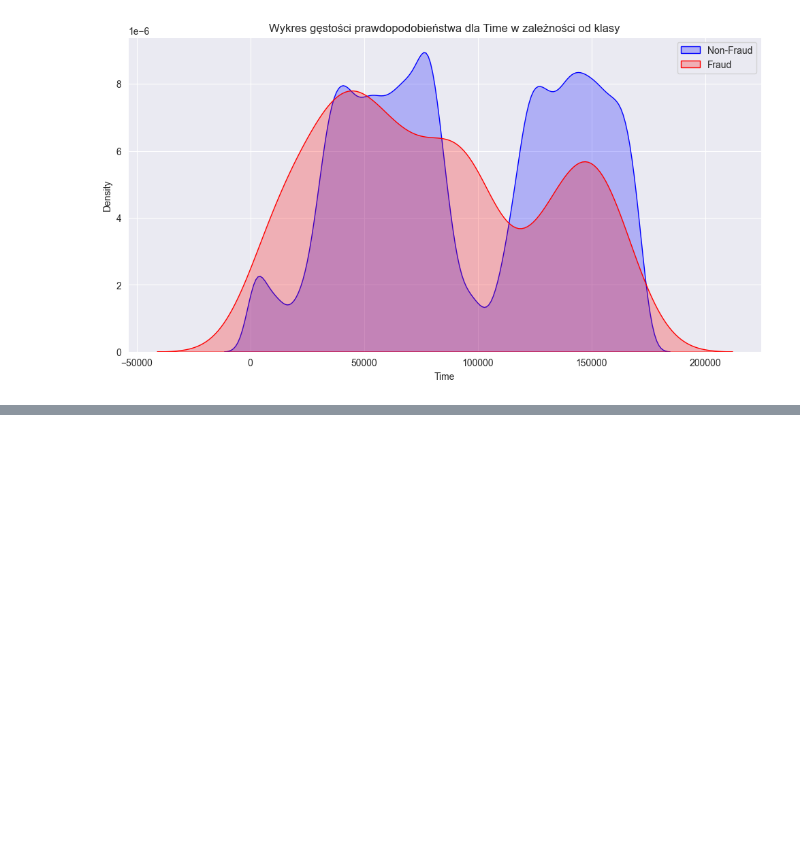
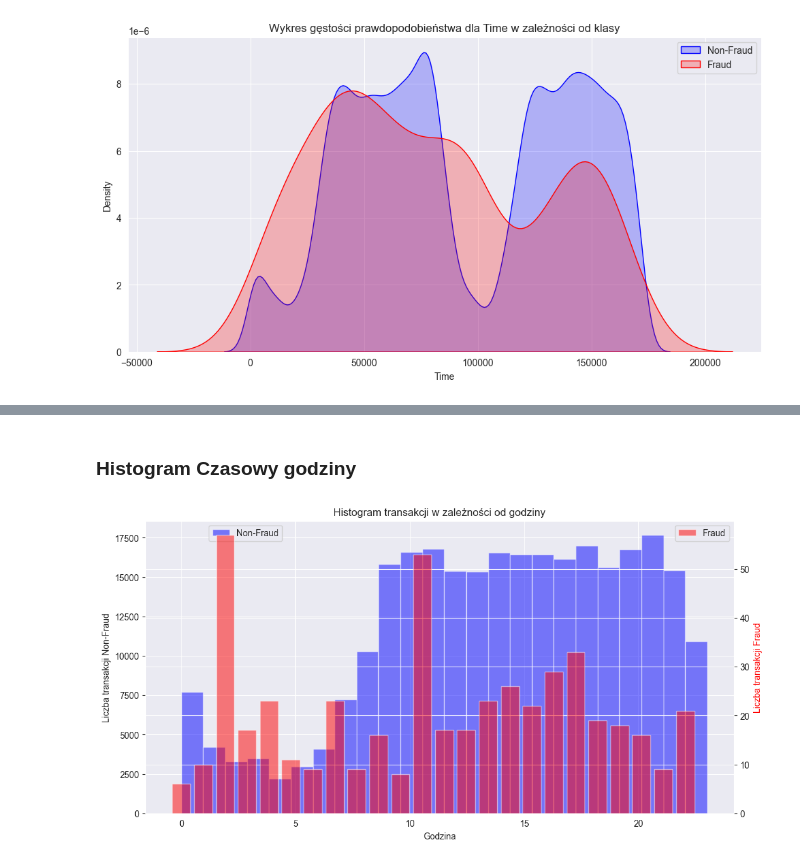
Before and after one commit to Kondziul/Fraud_Detection_ML, a Jupyter notebook: WDUM_Project_Fraud.ipynb, the cells around one changed output, grey strips where cells are left out. Drawn from its saved outputs; the diff is of its cells as text; code cells hidden in the pictures; blank space fills up the shorter version.

```diff
--- a/WDUM_Project_Fraud.ipynb
+++ b/WDUM_Project_Fraud.ipynb
@@ -180,0 +207,27 @@ plt.show()
+# %% [markdown]
+### Histogram Czasowy godziny
+# %%
+import numpy as np
+
+df['Hour'] = df['Time'].dt.hour
+plt.figure(figsize=(12, 6))
+
+# Non-Fraud
+plt.hist(df[df['Class'] == 0]['Hour'], bins=24, alpha=0.5, label='Non-Fraud', color='blue')
+plt.xlabel('Godzina')
+plt.ylabel('Liczba transakcji Non-Fraud')
+plt.legend(loc='upper left', bbox_to_anchor=(0.1, 1))
+
+# Osobna oś Y dla Fraud
+ax2 = plt.gca().twinx()
+fraud_histogram, bins = np.histogram(df[df['Class'] == 1]['Hour'], bins=24)
+ax2.bar(bins[:-1], fraud_histogram, alpha=0.5, label='Fraud', color='red', align='center')
+ax2.set_ylabel('Liczba transakcji Fraud', color='red')
+
+
+plt.legend(loc='upper left', bbox_to_anchor=(0.9, 1))
+plt.title('Histogram transakcji w zależności od godziny')
+plt.legend()
+plt.show()
+# %% [output]
+[figure, added]
```
Also changed, not shown: parts of 5 cells of this notebook.
